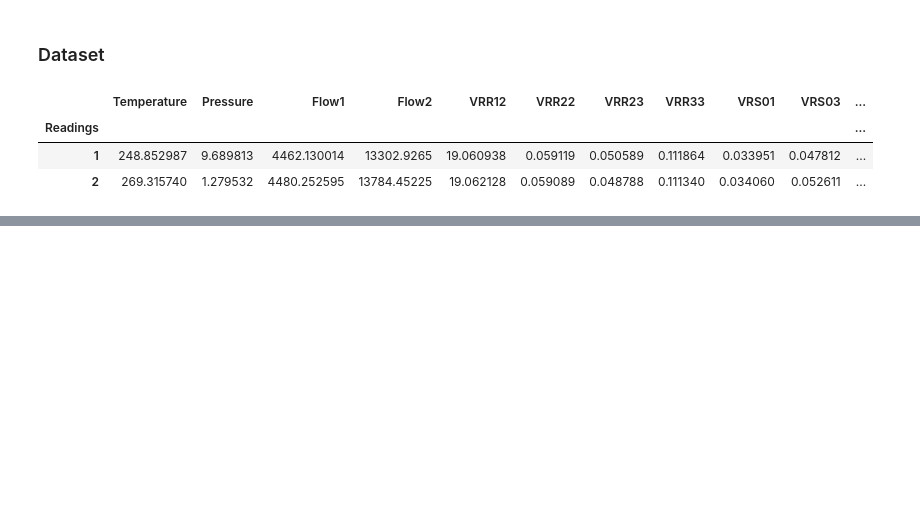
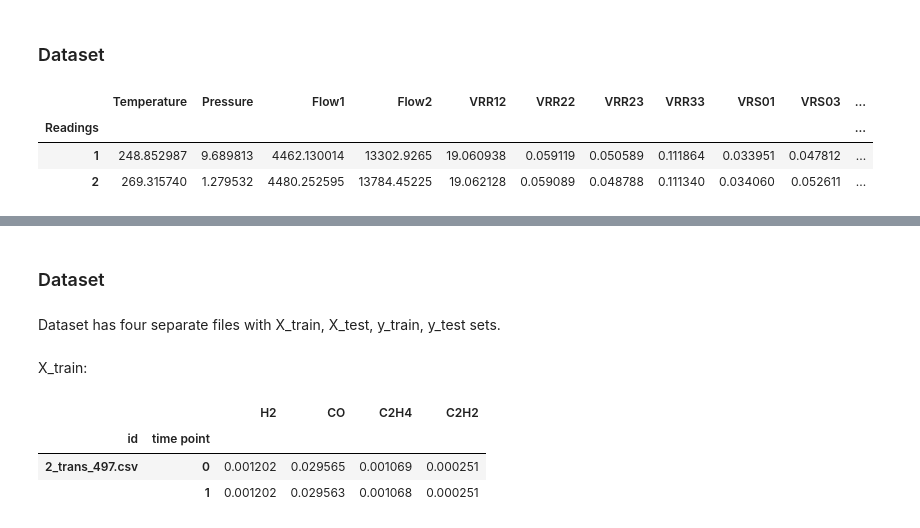
Before and after one commit to waico/tsad, a Jupyter notebook: Tutorials/datasets-importing.ipynb, the cells around one changed output, grey strips where cells are left out. Cells and saved outputs as stored; diff of their text form; code cells hidden in the pictures; blank space fills up the shorter version.

Commit message:
Added NPP Power Transformer RUL dataset

```diff
--- a/Tutorials/datasets-importing.ipynb
+++ b/Tutorials/datasets-importing.ipynb
@@ -267,0 +273,4 @@ dataset.frame.head(2)
+# %%
+from tsad.base.datasets import load_transformer_rul
+
+dataset = load_transformer_rul()
@@ -267,0 +295,13 @@ dataset.frame.head(2)
+# %% [markdown]
+### Dataset
+# %% [markdown]
+Dataset has four separate files with X_train, X_test, y_train, y_test sets.
+# %% [markdown]
+X_train:
+# %%
+dataset.frame[0].head(2)
+# %% [output]
+|  |  | H2 | CO | C2H4 | C2H2 |
+| id | time point |  |  |  |  |
+| 2_trans_497.csv | 0 | 0.001202 | 0.029565 | 0.001069 | 0.000251 |
+|  | 1 | 0.001202 | 0.029563 | 0.001068 | 0.000251 |
```
Also changed, not shown: parts of 11 cells of this notebook, 1 other file.
